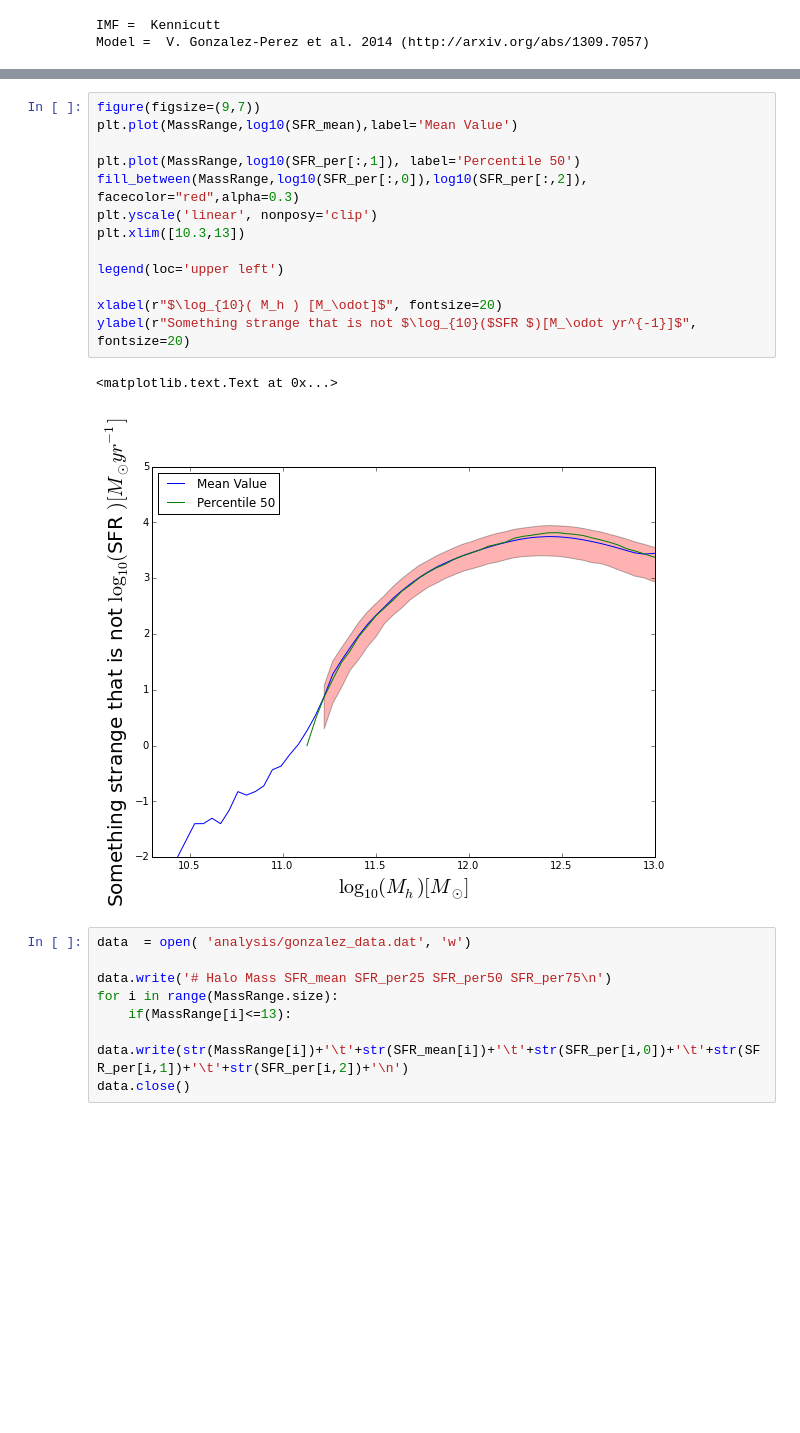
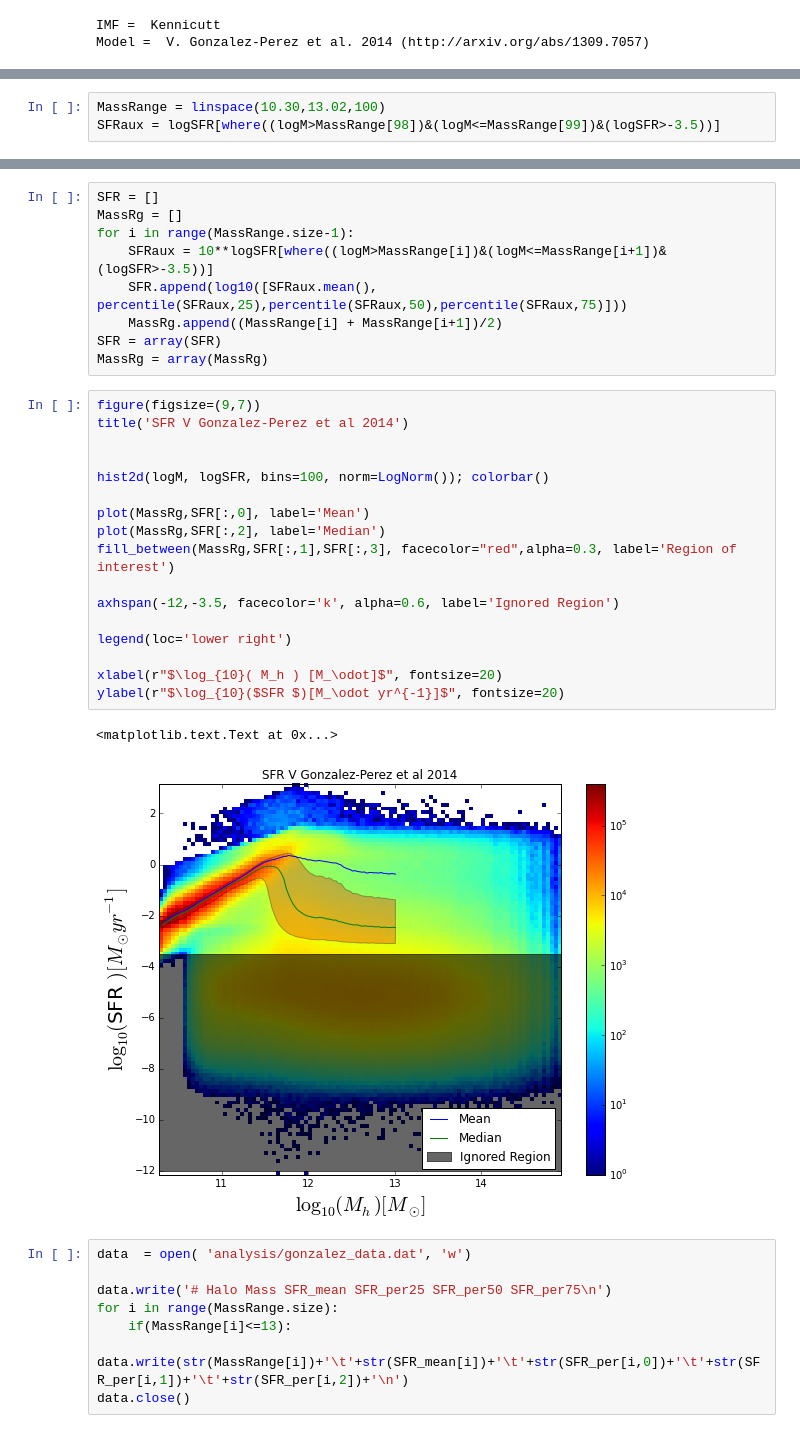
Before and after one commit to flgomezc/sfr-dmhm, a Jupyter notebook: program/V-Gonzalez data.ipynb, the cells around one changed output, grey strips where cells are left out. Drawn from its saved outputs; the diff is of its cells as text; blank space fills up the shorter version.

```diff
--- a/program/V-Gonzalez data.ipynb
+++ b/program/V-Gonzalez data.ipynb
@@ -66,0 +43,3 @@ semilogy( MassRange, SFR_per[:,2])
+# %%
+MassRange = linspace(10.30,13.02,100)
+SFRaux = logSFR[where((logM>MassRange[98])&(logM<=MassRange[99])&(logSFR>-3.5))]
@@ -67,19 +55,32 @@ semilogy( MassRange, SFR_per[:,2])
+# %%
+SFR = []
+MassRg = []
+for i in range(MassRange.size-1):
+    SFRaux = 10**logSFR[where((logM>MassRange[i])&(logM<=MassRange[i+1])&(logSFR>-3.5))]
+    SFR.append(log10([SFRaux.mean(), percentile(SFRaux,25),percentile(SFRaux,50),percentile(SFRaux,75)]))
+    MassRg.append((MassRange[i] + MassRange[i+1])/2)
+SFR = array(SFR)
+MassRg = array(MassRg)
 # %%
 figure(figsize=(9,7))
-plt.plot(MassRange,log10(SFR_mean),label='Mean Value')
+title('SFR V Gonzalez-Perez et al 2014')
 
-plt.plot(MassRange,log10(SFR_per[:,1]), label='Percentile 50')
-fill_between(MassRange,log10(SFR_per[:,0]),log10(SFR_per[:,2]), facecolor="red",alpha=0.3)
-plt.yscale('linear', nonposy='clip')
-plt.xlim([10.3,13])
 
-legend(loc='upper left')
+hist2d(logM, logSFR, bins=100, norm=LogNorm()); colorbar()
+
+plot(MassRg,SFR[:,0], label='Mean')
+plot(MassRg,SFR[:,2], label='Median')
+fill_between(MassRg,SFR[:,1],SFR[:,3], facecolor="red",alpha=0.3, label='Region of interest')
+
+axhspan(-12,-3.5, facecolor='k', alpha=0.6, label='Ignored Region')
+
+legend(loc='lower right')
 
 xlabel(r"$\log_{10}( M_h ) [M_\odot]$", fontsize=20)
-ylabel(r"Something strange that is not $\log_{10}($SFR $)[M_\odot yr^{-1}]$", fontsize=20)
+ylabel(r"$\log_{10}($SFR $)[M_\odot yr^{-1}]$", fontsize=20)
 # %% [output]
 <matplotlib.text.Text at 0x...>
-[figure, old version]
+[figure, new version]
 # %%
 data  = open( 'analysis/gonzalez_data.dat', 'w')
 
```
Also changed, not shown: parts of 5 cells of this notebook.
